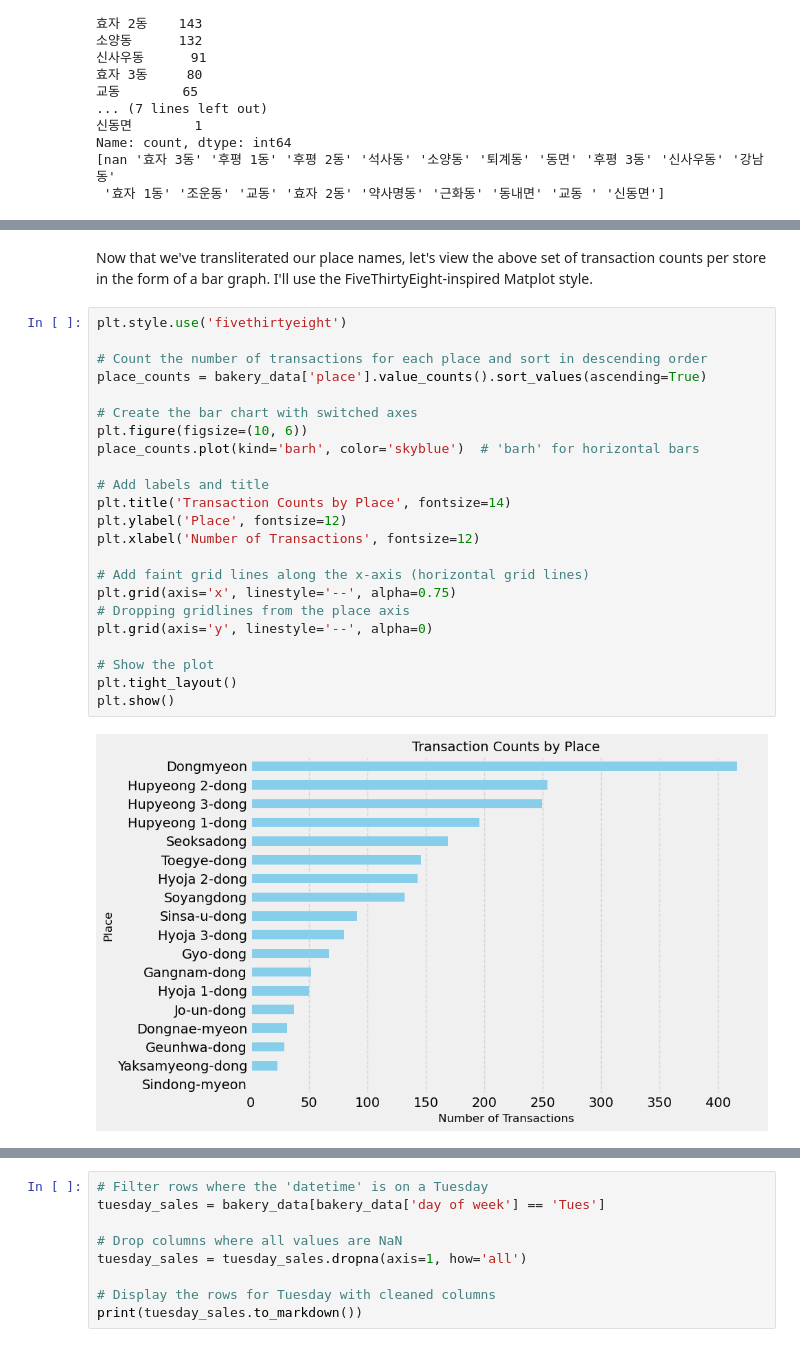
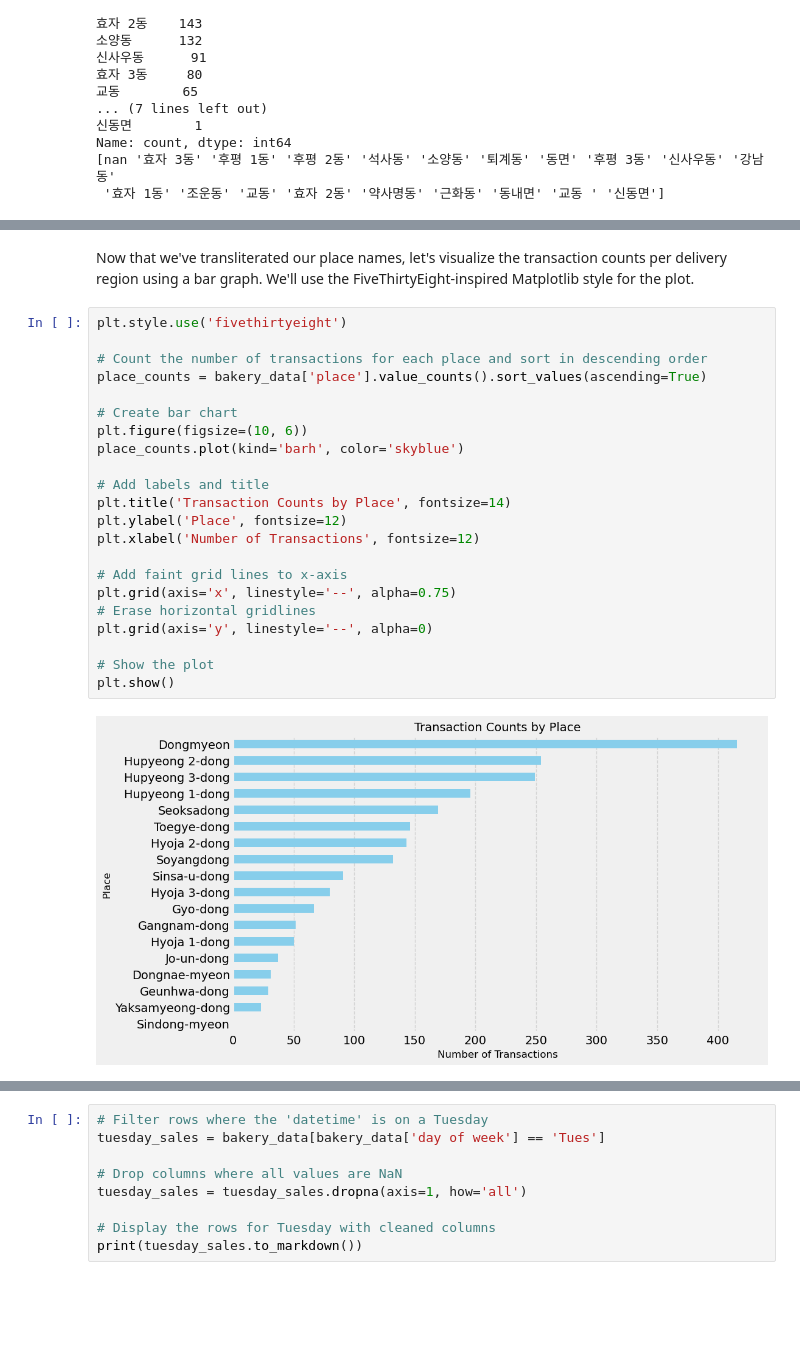
Before and after one commit to bryantjay/Portfolio, a Jupyter notebook: Korean Bakery Market Basket Analysis/market_basket_analysis.ipynb, the cells around one changed output, grey strips where cells are left out. Saved outputs shown, nothing was run; the diff lists cells and outputs as text; blank space fills up the shorter version.

```diff
--- a/Korean Bakery Market Basket Analysis/market_basket_analysis.ipynb
+++ b/Korean Bakery Market Basket Analysis/market_basket_analysis.ipynb
@@ -464,29 +499,28 @@ place_translation = {
 bakery_data['place'] = bakery_data['place'].map(place_translation).fillna(bakery_data['place'])
 # %% [markdown]
-Now that we've transliterated our place names, let's view the above set of transaction counts per store in the form of a bar graph. I'll use the FiveThirtyEight-inspired Matplot style.
+Now that we've transliterated our place names, let's visualize the transaction counts per delivery region using a bar graph. We'll use the FiveThirtyEight-inspired Matplotlib style for the plot.
 # %%
 plt.style.use('fivethirtyeight')
 
 # Count the number of transactions for each place and sort in descending order
 place_counts = bakery_data['place'].value_counts().sort_values(ascending=True)
 
-# Create the bar chart with switched axes
+# Create bar chart
 plt.figure(figsize=(10, 6))
-place_counts.plot(kind='barh', color='skyblue')  # 'barh' for horizontal bars
+place_counts.plot(kind='barh', color='skyblue')
 
 # Add labels and title
 plt.title('Transaction Counts by Place', fontsize=14)
 plt.ylabel('Place', fontsize=12)
 plt.xlabel('Number of Transactions', fontsize=12)
 
-# Add faint grid lines along the x-axis (horizontal grid lines)
+# Add faint grid lines to x-axis
 plt.grid(axis='x', linestyle='--', alpha=0.75)
-# Dropping gridlines from the place axis
+# Erase horizontal gridlines
 plt.grid(axis='y', linestyle='--', alpha=0)
 
 # Show the plot
-plt.tight_layout()
 plt.show()
 # %% [output]
-[figure, old version]
+[figure, new version]
 # %% [markdown]
```
Also changed, not shown: parts of 79 cells of this notebook.
